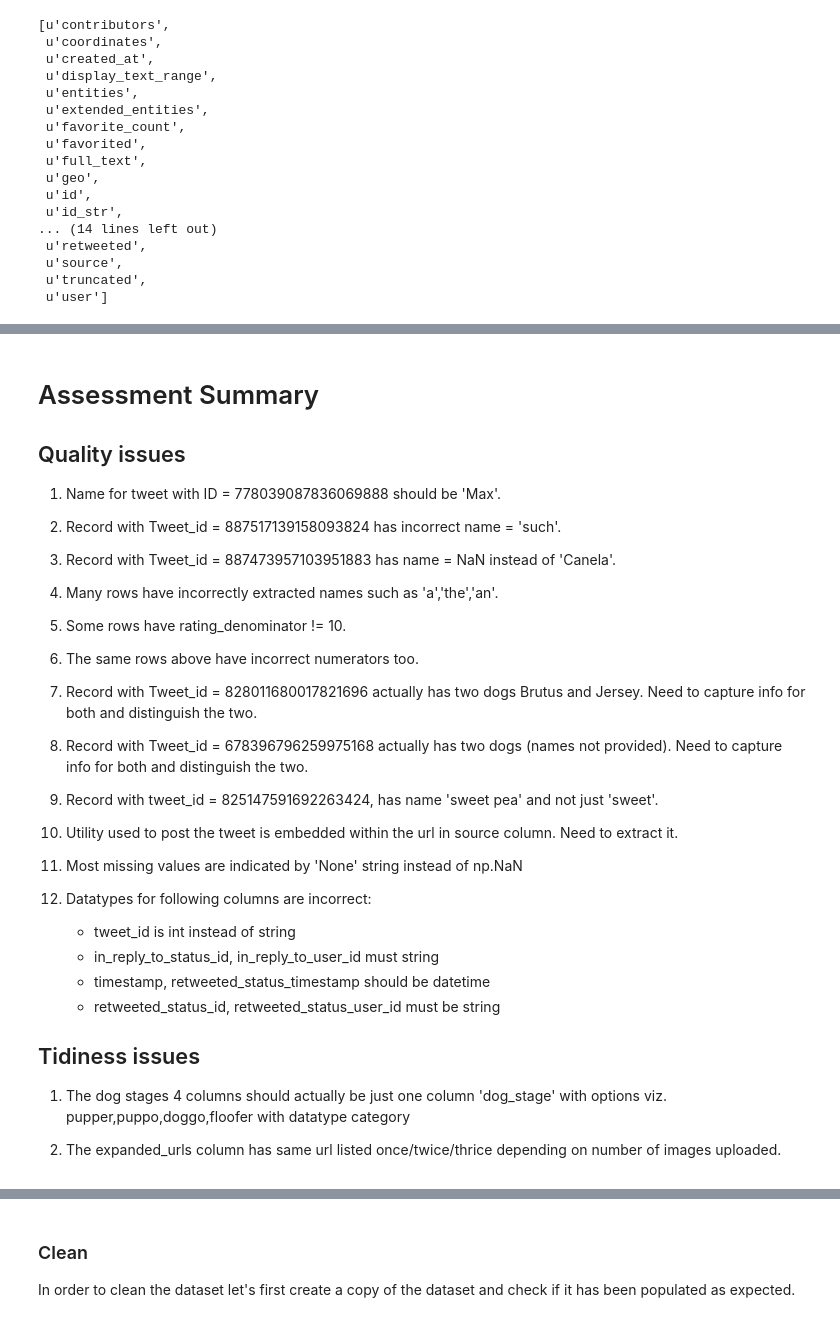
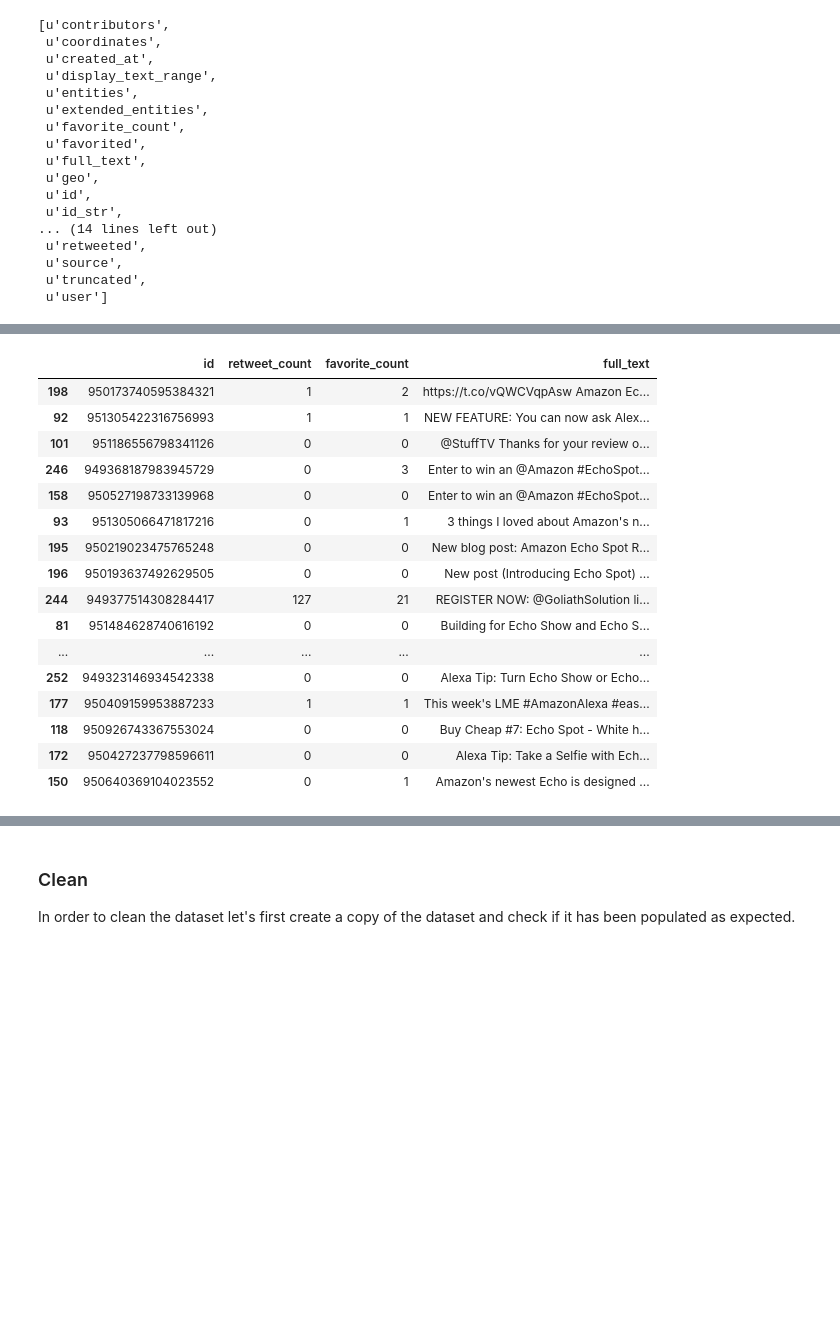
Before and after one commit to varsha-shewale/ActualSubmittedFiles, a Jupyter notebook: EDA_EchoSpot/echo_spot.ipynb, the cells around one changed output, grey strips where cells are left out. Cells and saved outputs as stored; diff of their text form; code cells hidden in the pictures; blank space fills up the shorter version.

```diff
--- a/EDA_EchoSpot/echo_spot.ipynb
+++ b/EDA_EchoSpot/echo_spot.ipynb
@@ -131,4 +139,2 @@ len(df_json)
 # %%
-df_tweets = df_json.loc[:, ['id','retweet_count','favorite_count','text']]
-df_tweets.columns = ['tweet_id','retweet_count','favorite_count','description']
-print df_tweets.info()
+df_tweets = df_json.loc[:, ['id','retweet_count','favorite_count','full_text']]
@@ -184,37 +155,23 @@ twitter_archive_master.sample(30)
-# %% [markdown]
-# Assessment Summary
-## Quality issues
-
-1. Name for tweet with ID = 778039087836069888 should be 'Max'.
-
-2. Record with Tweet_id = 887517139158093824 has incorrect name = 'such'.
-
-3. Record with Tweet_id = 887473957103951883 has name = NaN instead of 'Canela'.
-
-4. Many rows have incorrectly extracted names such as 'a','the','an'.
-
-5. Some rows have rating_denominator != 10.
-
-6. The same rows above have incorrect numerators too.
-
-7. Record with Tweet_id = 828011680017821696 actually has two dogs Brutus and Jersey. Need to capture info for both and distinguish the two.
-
-8. Record with Tweet_id = 678396796259975168 actually has two dogs (names not provided). Need to capture info for both and distinguish the two.
-
-9. Record with tweet_id = 825147591692263424, has name 'sweet pea' and not just 'sweet'.
-
-10. Utility used to post the tweet is embedded within the url in source column. Need to extract it.
-
-11. Most missing values are indicated by 'None' string instead of np.NaN
-
-11. Datatypes for following columns are incorrect:
-    - tweet_id is int instead of string
-    - in_reply_to_status_id, in_reply_to_user_id must string
-    - timestamp, retweeted_status_timestamp should be datetime
-    - retweeted_status_id, retweeted_status_user_id must be string
-
-
-## Tidiness issues
-1. The dog stages 4 columns should actually be just one column 'dog_stage' with options viz. pupper,puppo,doggo,floofer with datatype category
-
-2. The expanded_urls column has same url listed once/twice/thrice depending on number of images uploaded.
+# %%
+s = df_tweets.sample(30)
+s.to_csv('spot_sample30.csv', sep=',', encoding='utf-8', index = False)
+df_tweets.to_csv('spot_full.csv', sep = ',', encoding = 'utf-8', index = False)
+s
+# %% [output]
+|  | id | retweet_count | favorite_count | full_text |
+| 198 | 950173740595384321 | 1 | 2 | https://t.co/vQWCVqpAsw Amazon Ec... |
+| 92 | 951305422316756993 | 1 | 1 | NEW FEATURE: You can now ask Alex... |
+| 101 | 951186556798341126 | 0 | 0 | @StuffTV Thanks for your review o... |
+| 246 | 949368187983945729 | 0 | 3 | Enter to win an @Amazon #EchoSpot... |
+| 158 | 950527198733139968 | 0 | 0 | Enter to win an @Amazon #EchoSpot... |
+| 93 | 951305066471817216 | 0 | 1 | 3 things I loved about Amazon's n... |
+| 195 | 950219023475765248 | 0 | 0 | New blog post: Amazon Echo Spot R... |
+| 196 | 950193637492629505 | 0 | 0 | New post (Introducing Echo Spot) ... |
+| 244 | 949377514308284417 | 127 | 21 | REGISTER NOW: @GoliathSolution li... |
+| 81 | 951484628740616192 | 0 | 0 | Building for Echo Show and Echo S... |
+| ... | ... | ... | ... | ... |
+| 252 | 949323146934542338 | 0 | 0 | Alexa Tip: Turn Echo Show or Echo... |
+| 177 | 950409159953887233 | 1 | 1 | This week's LME #AmazonAlexa #eas... |
+| 118 | 950926743367553024 | 0 | 0 | Buy Cheap #7: Echo Spot - White h... |
+| 172 | 950427237798596611 | 0 | 0 | Alexa Tip: Take a Selfie with Ech... |
+| 150 | 950640369104023552 | 0 | 1 | Amazon's newest Echo is designed ... |
```
Also changed, not shown: parts of 21 cells of this notebook, 1 other file.
